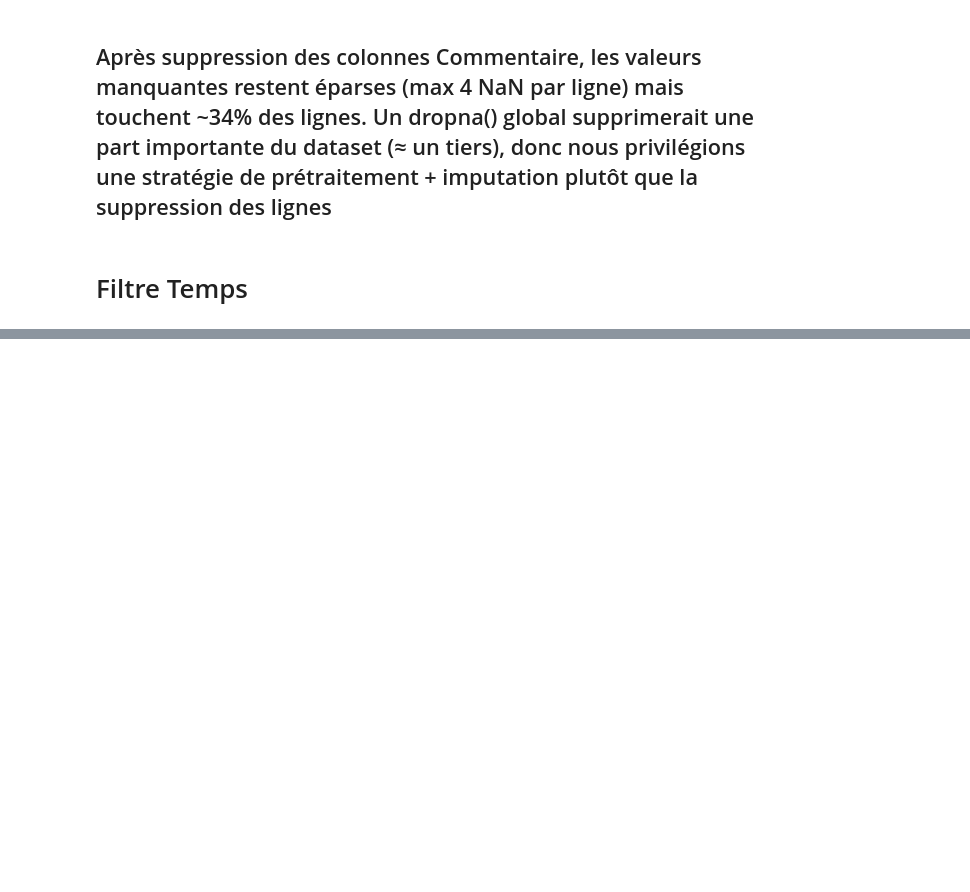
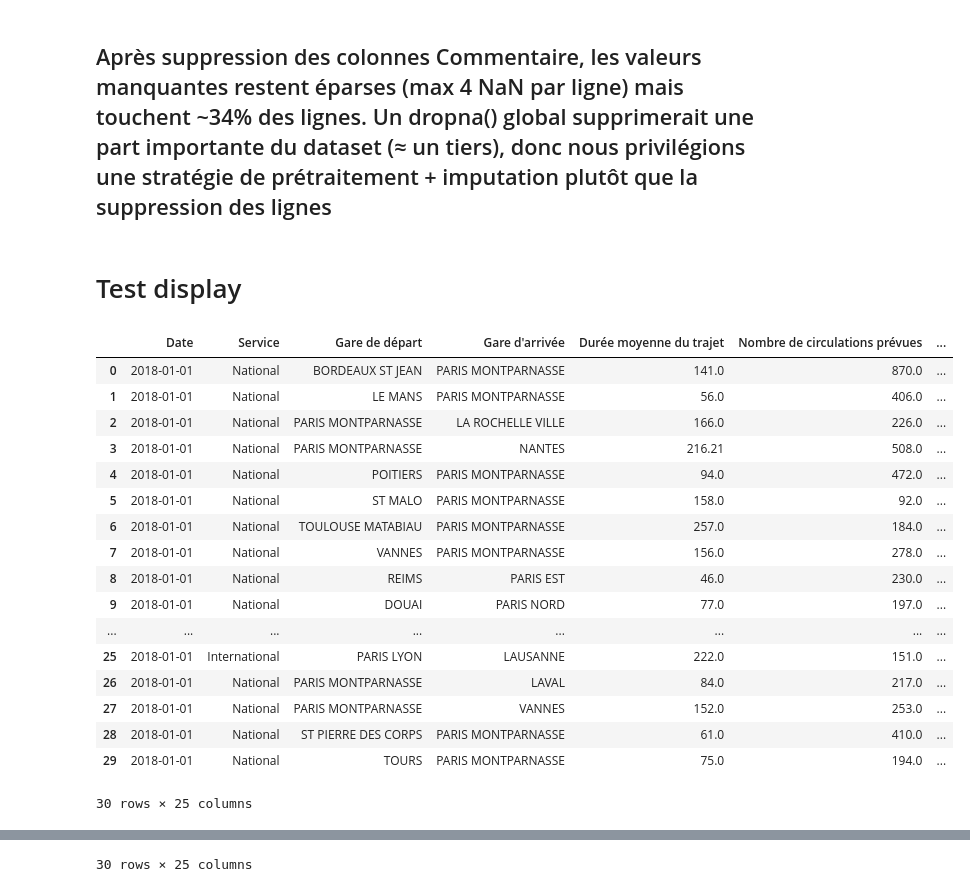
Before and after one commit to Slacknsss/Tardis-Machine-Learning, a Jupyter notebook: tardis_eda.ipynb, the cells around one changed output, grey strips where cells are left out. Drawn from its saved outputs; the diff is of its cells as text; code cells hidden in the pictures; blank space fills up the shorter version.

```diff
--- a/tardis_eda.ipynb
+++ b/tardis_eda.ipynb
@@ -208,10 +208,26 @@ Retard moyen des trains en retard au dÃ©part                  239     1.980116
 # %% [markdown]
 ## Après suppression des colonnes Commentaire, les valeurs manquantes restent éparses (max 4 NaN par ligne) mais touchent ~34% des lignes. Un dropna() global supprimerait une part importante du dataset (≈ un tiers), donc nous privilégions une stratégie de prétraitement + imputation plutôt que la suppression des lignes
-# %% [markdown]
-# Filtre Temps
-# %%
-col = "DurÃ©e moyenne du trajet"
-sncf_data[col]= (
-    sncf_data[col].astrype("string").str.lower().str.replace(",", ".", regex:False)
-    .str.extract(r"(-?\d+(?:\.\d+)?)")[0].astype(float)
-)
+# %% [markdown]
+# Test display
+# %%
+display(sncf_data.head(30))
+display(sncf_data.tail(30))
+# %% [output]
+|  | Date | Service | Gare de départ | Gare d'arrivée | Durée moyenne du trajet | Nombre de circulations prévues | ... |
+| 0 | 2018-01-01 | National | BORDEAUX ST JEAN | PARIS MONTPARNASSE | 141.0 | 870.0 | ... |
+| 1 | 2018-01-01 | National | LE MANS | PARIS MONTPARNASSE | 56.0 | 406.0 | ... |
+| 2 | 2018-01-01 | National | PARIS MONTPARNASSE | LA ROCHELLE VILLE | 166.0 | 226.0 | ... |
+| 3 | 2018-01-01 | National | PARIS MONTPARNASSE | NANTES | 216.21 | 508.0 | ... |
+| 4 | 2018-01-01 | National | POITIERS | PARIS MONTPARNASSE | 94.0 | 472.0 | ... |
+| 5 | 2018-01-01 | National | ST MALO | PARIS MONTPARNASSE | 158.0 | 92.0 | ... |
+| 6 | 2018-01-01 | National | TOULOUSE MATABIAU | PARIS MONTPARNASSE | 257.0 | 184.0 | ... |
+| 7 | 2018-01-01 | National | VANNES | PARIS MONTPARNASSE | 156.0 | 278.0 | ... |
+| 8 | 2018-01-01 | National | REIMS | PARIS EST | 46.0 | 230.0 | ... |
+| 9 | 2018-01-01 | National | DOUAI | PARIS NORD | 77.0 | 197.0 | ... |
+| ... | ... | ... | ... | ... | ... | ... | ... |
+| 25 | 2018-01-01 | International | PARIS LYON | LAUSANNE | 222.0 | 151.0 | ... |
+| 26 | 2018-01-01 | National | PARIS MONTPARNASSE | LAVAL | 84.0 | 217.0 | ... |
+| 27 | 2018-01-01 | National | PARIS MONTPARNASSE | VANNES | 152.0 | 253.0 | ... |
+| 28 | 2018-01-01 | National | ST PIERRE DES CORPS | PARIS MONTPARNASSE | 61.0 | 410.0 | ... |
+| 29 | 2018-01-01 | National | TOURS | PARIS MONTPARNASSE | 75.0 | 194.0 | ... |
+30 rows × 25 columns
@@ -217,0 +251 @@ sncf_data[col]= (
+30 rows × 25 columns
```
Also changed, not shown: parts of 5 cells of this notebook.
